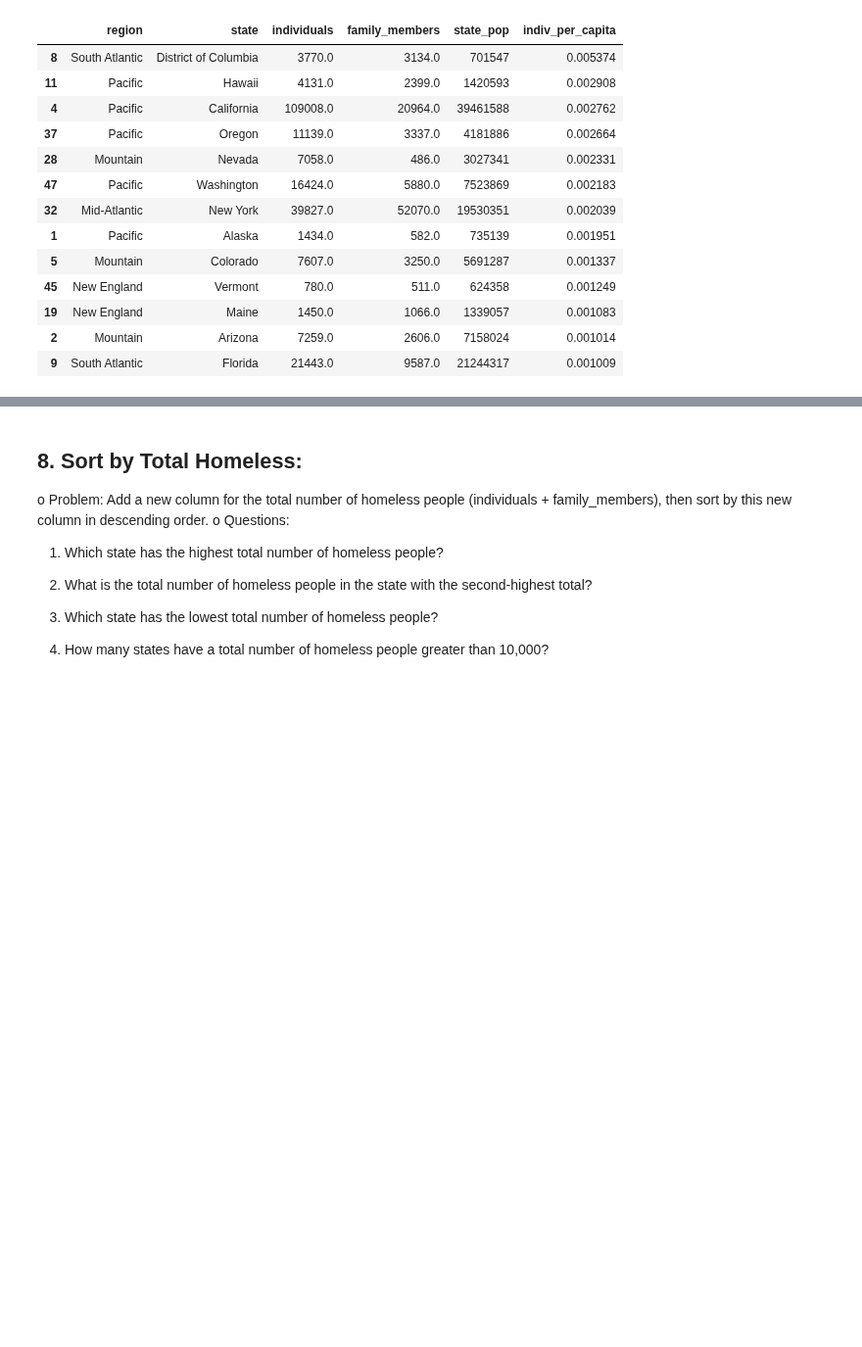
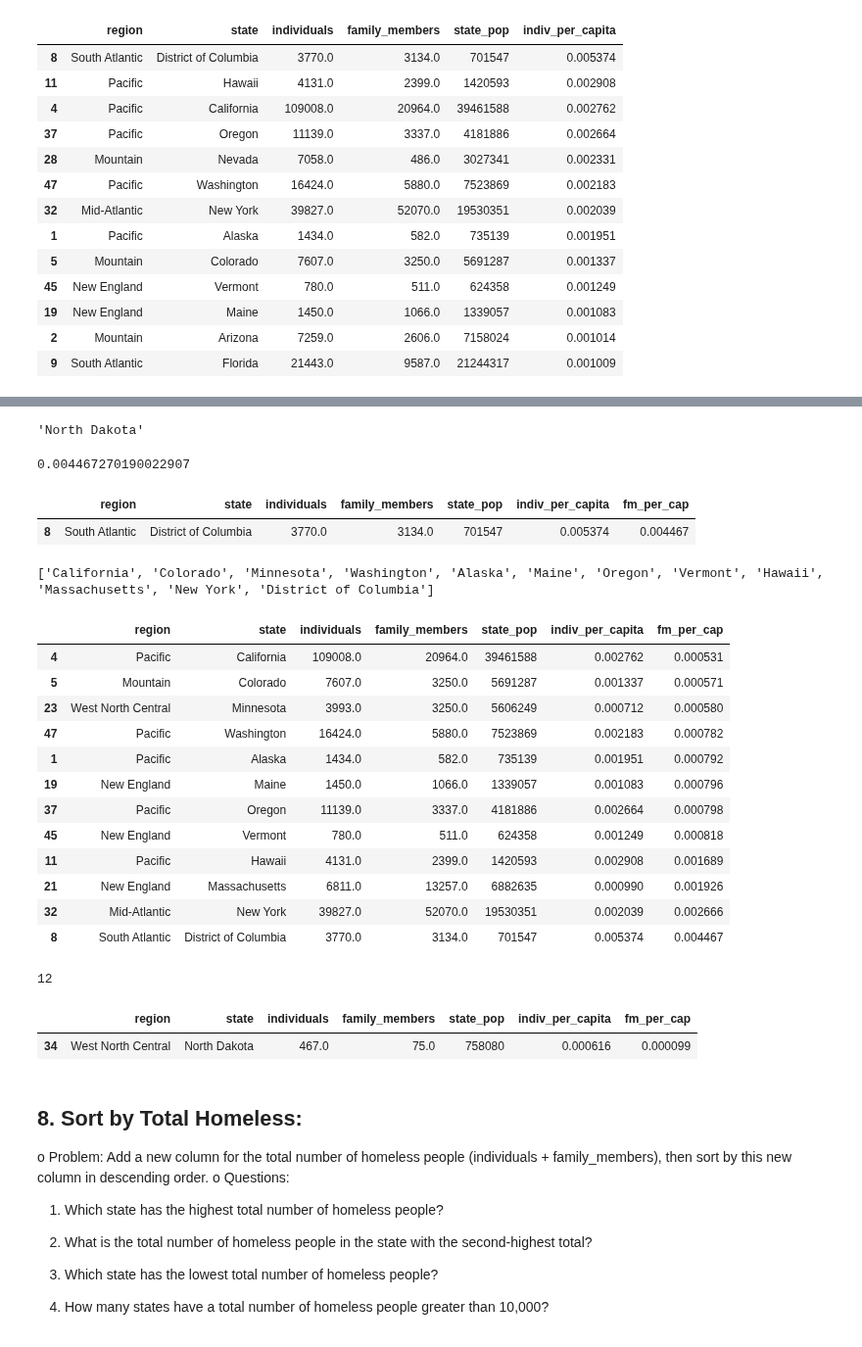
Before and after one commit to S827/python-programs, a Jupyter notebook: EDAPractice/DMWithPandas/CH1_TransformingDataframes/Homelessness_Exercise.ipynb, the cells around one changed output, grey strips where cells are left out. Shown at 98% size. Drawn from its saved outputs; the diff is of its cells as text; code cells hidden in the pictures; blank space fills up the shorter version.

```diff
--- a/EDAPractice/DMWithPandas/CH1_TransformingDataframes/Homelessness_Exercise.ipynb
+++ b/EDAPractice/DMWithPandas/CH1_TransformingDataframes/Homelessness_Exercise.ipynb
@@ -464,3 +465,7 @@ o	Questions:
 3.	Which states have a per capita rate higher than 0.0005?
 
 4.	How many states have a per capita rate lower than 0.0001?
+# %%
+homeless['fm_per_cap'] = homeless['family_members'] / homeless['state_pop']
+hl_fm_per_c = homeless.sort_values('fm_per_cap')
+hl_fm_per_c.head()
@@ -467,3 +479,49 @@ o	Questions:
+# %%
+# 1.	Which state has the fewest homeless family members per capita?
+st_few_hl_fm_p_c = hl_fm_per_c.iloc[0, 1]
+st_few_hl_fm_p_c
+# %% [output]
+'North Dakota'
+# %%
+# 2.	What is the per capita rate for the state with the highest number?
+p_c_st_hi = hl_fm_per_c.iloc[-1, 6]
+print(p_c_st_hi)
+hl_fm_per_c.tail(1)
+# %% [output]
+0.004467270190022907
+|  | region | state | individuals | family_members | state_pop | indiv_per_capita | fm_per_cap |
+| 8 | South Atlantic | District of Columbia | 3770.0 | 3134.0 | 701547 | 0.005374 | 0.004467 |
+# %%
+# 3.	Which states have a per capita rate higher than 0.0005?
+st_p_c_h = []
+for lab, row in hl_fm_per_c[hl_fm_per_c['fm_per_cap'] > 0.0005].iterrows():
+    st_p_c_h.append(row['state'])
+print(st_p_c_h)
+hl_fm_per_c[hl_fm_per_c['fm_per_cap'] > 0.0005]
+# %% [output]
+['California', 'Colorado', 'Minnesota', 'Washington', 'Alaska', 'Maine', 'Oregon', 'Vermont', 'Hawaii', 'Massachusetts', 'New York', 'District of Columbia']
+|  | region | state | individuals | family_members | state_pop | indiv_per_capita | fm_per_cap |
+| 4 | Pacific | California | 109008.0 | 20964.0 | 39461588 | 0.002762 | 0.000531 |
+| 5 | Mountain | Colorado | 7607.0 | 3250.0 | 5691287 | 0.001337 | 0.000571 |
+| 23 | West North Central | Minnesota | 3993.0 | 3250.0 | 5606249 | 0.000712 | 0.000580 |
+| 47 | Pacific | Washington | 16424.0 | 5880.0 | 7523869 | 0.002183 | 0.000782 |
+| 1 | Pacific | Alaska | 1434.0 | 582.0 | 735139 | 0.001951 | 0.000792 |
+| 19 | New England | Maine | 1450.0 | 1066.0 | 1339057 | 0.001083 | 0.000796 |
+| 37 | Pacific | Oregon | 11139.0 | 3337.0 | 4181886 | 0.002664 | 0.000798 |
+| 45 | New England | Vermont | 780.0 | 511.0 | 624358 | 0.001249 | 0.000818 |
+| 11 | Pacific | Hawaii | 4131.0 | 2399.0 | 1420593 | 0.002908 | 0.001689 |
+| 21 | New England | Massachusetts | 6811.0 | 13257.0 | 6882635 | 0.000990 | 0.001926 |
+| 32 | Mid-Atlantic | New York | 39827.0 | 52070.0 | 19530351 | 0.002039 | 0.002666 |
+| 8 | South Atlantic | District of Columbia | 3770.0 | 3134.0 | 701547 | 0.005374 | 0.004467 |
+# %%
+# 4.	How many states have a per capita rate lower than 0.0001?
+count_fm_p_c_low = (hl_fm_per_c['fm_per_cap'] > 0.0005).sum()
+print(count_fm_p_c_low)
+hl_fm_per_c[hl_fm_per_c['fm_per_cap'] < 0.0001]
+# %% [output]
+12
+|  | region | state | individuals | family_members | state_pop | indiv_per_capita | fm_per_cap |
+| 34 | West North Central | North Dakota | 467.0 | 75.0 | 758080 | 0.000616 | 0.000099 |
 # %% [markdown]
 ## 8.	Sort by Total Homeless:
 o	Problem: Add a new column for the total number of homeless people (individuals + family_members), then sort by this new column in descending order.
```
Also changed, not shown: parts of 1 cell of this notebook.
